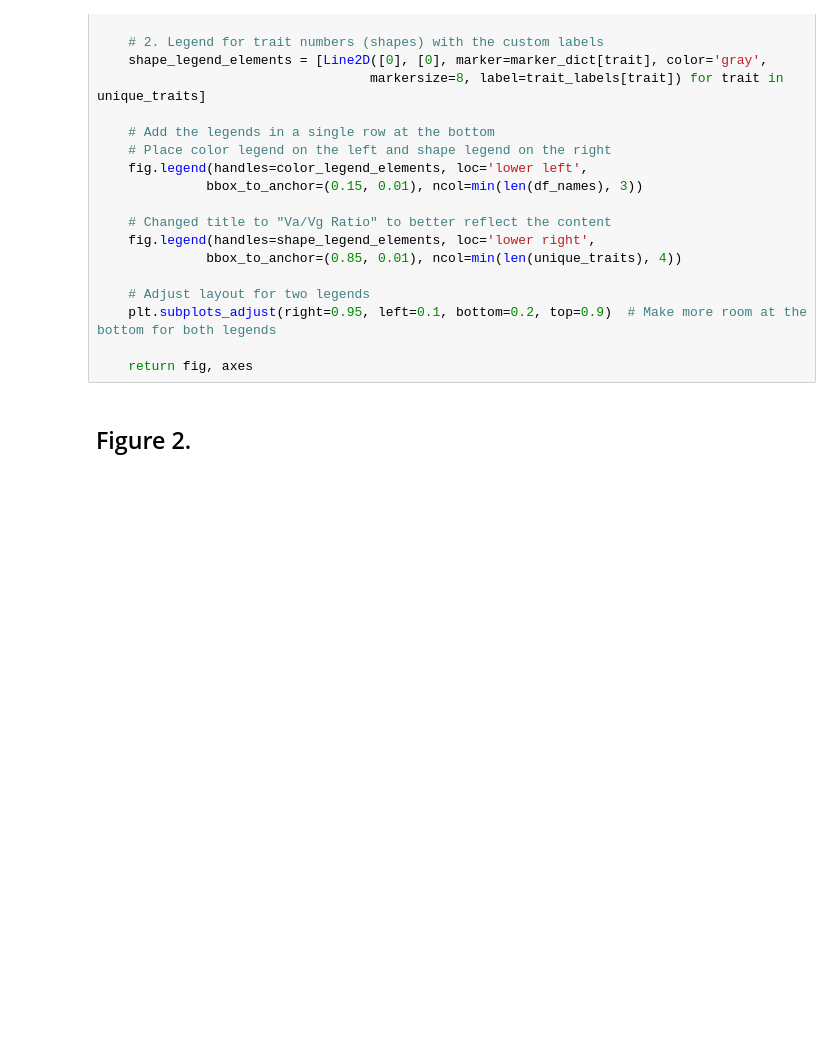
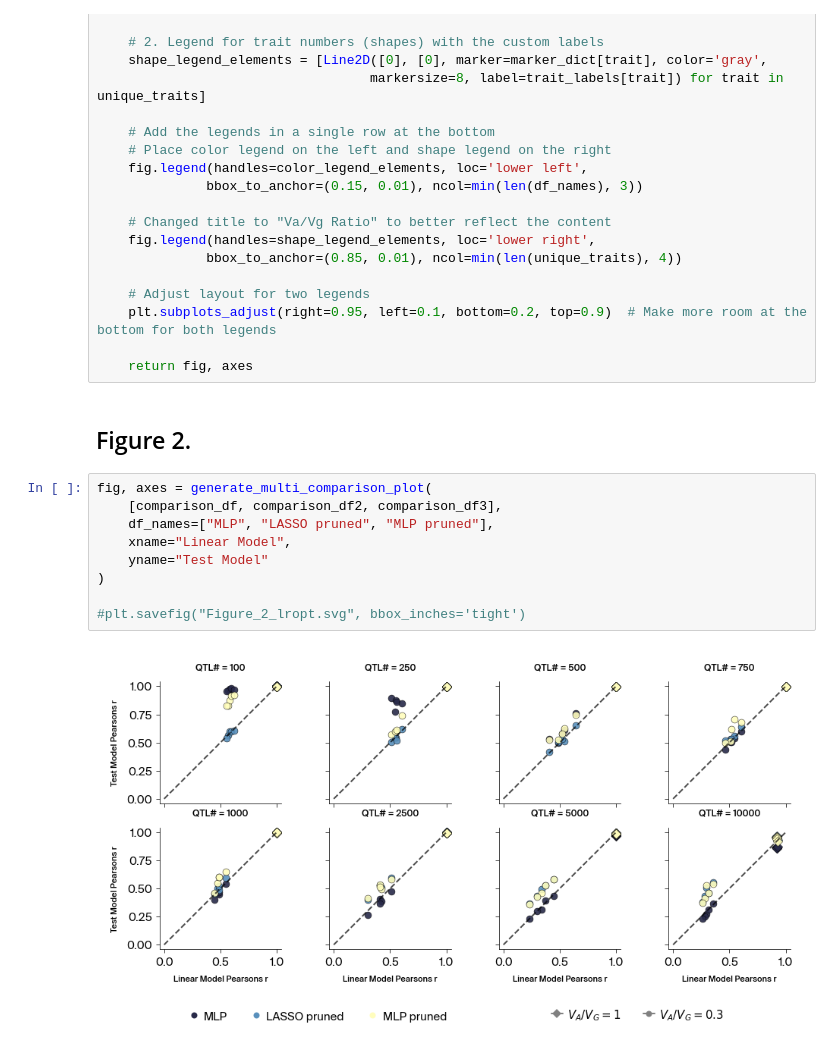
Before and after one commit to Arcadia-Science/2025-epistasis-dl-quantgen, a Jupyter notebook: workflow_sims/alphasimr_dilution/Fig_2_dilution.ipynb, the cells around one changed output. Cells and saved outputs as stored; diff of their text form; blank space fills up the shorter version.

```diff
--- a/workflow_sims/alphasimr_dilution/Fig_2_dilution.ipynb
+++ b/workflow_sims/alphasimr_dilution/Fig_2_dilution.ipynb
@@ -442,3 +442,14 @@ def generate_multi_comparison_plot(comparison_dfs, df_names=None, xname="Linear"
     return fig, axes
 # %% [markdown]
 ## Figure 2.
+# %%
+fig, axes = generate_multi_comparison_plot(
+    [comparison_df, comparison_df2, comparison_df3],
+    df_names=["MLP", "LASSO pruned", "MLP pruned"],
+    xname="Linear Model",
+    yname="Test Model"
+)
+
+#plt.savefig("Figure_2_lropt.svg", bbox_inches='tight')
+# %% [output]
+[figure, added]
```
Also changed, not shown: parts of 4 cells of this notebook, 4 other files.
